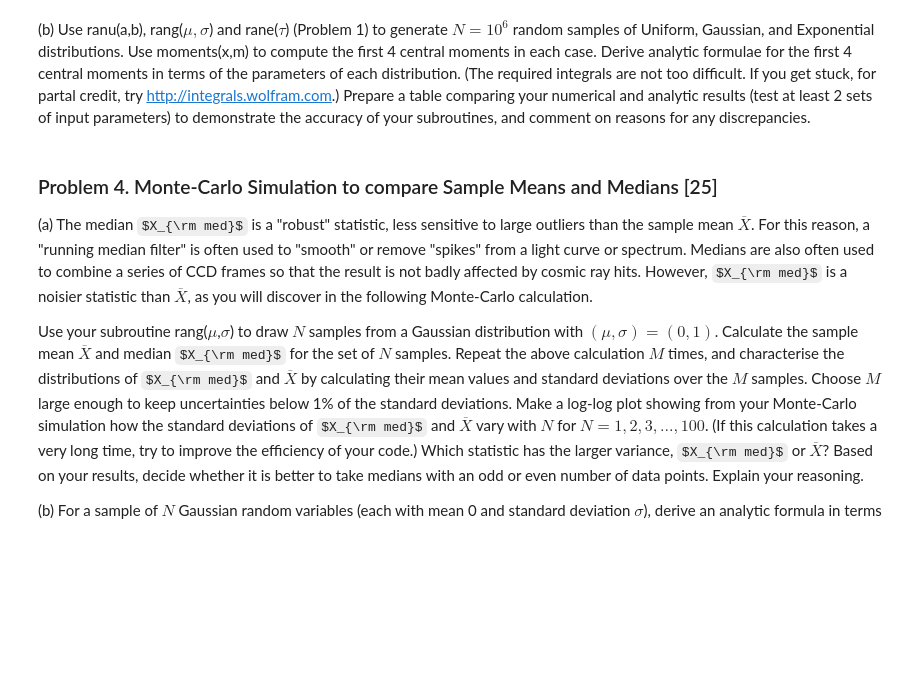
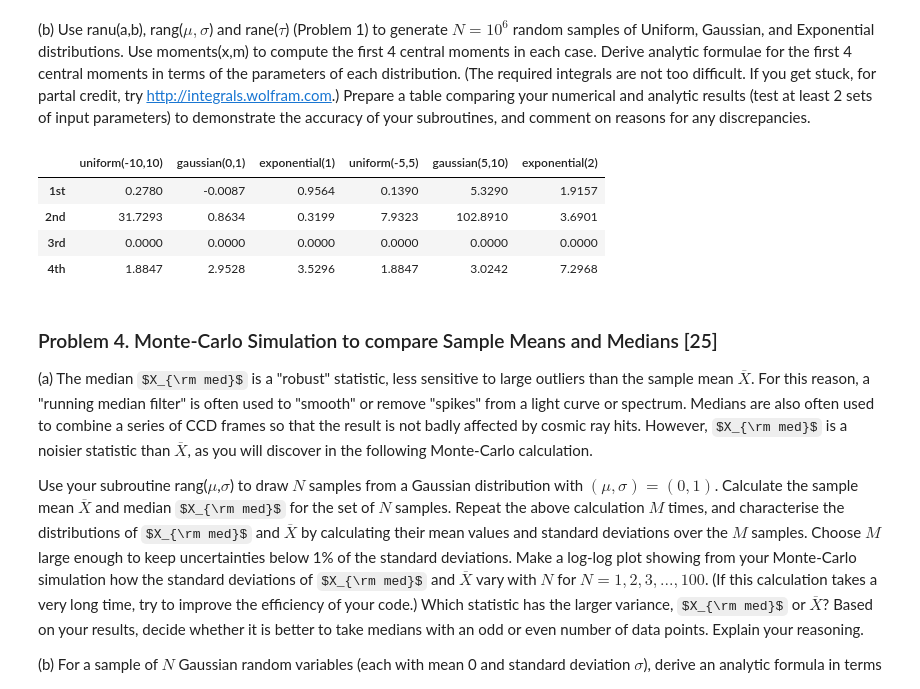
Before and after one commit to alphalyncis/adaa, a Jupyter notebook: hw1/hw1.ipynb, the cells around one changed output. Cells and saved outputs as stored; diff of their text form; code cells hidden in the pictures; some formulas as TeX source; blank space fills up the shorter version.

```diff
--- a/hw1/hw1.ipynb
+++ b/hw1/hw1.ipynb
@@ -8,6 +8,8 @@
 # Populate namespace with numerical python function library and matplotlib plotting library.
 import numpy as np
 import matplotlib.pyplot as plt
+import pandas as pd
+pd.set_option('display.float_format',  '{:.4f}'.format)
 # %% [markdown]
 # Problem 1. Histogram and Cumulative Distributions of Random Variables [25]
 
@@ -34,20 +36,11 @@ def ranu(a, b, iseed):
     nextseed = int(norm_ranu * 1000000)
     return res, nextseed
 
-def draw_ranu_sample(size):
-    """
-    Return a sample of required size drawn using ranu.
-
-    Args:
-        size (int): required sample size
-
-    Returns:
-        sample (1darray[float]): an array of random uniform numbers
-    """
+def draw_ranu_sample(lower, upper, size):
     seed = 10000
     sample = np.zeros(size)
     for n in range(size):
-        sample[n], seed = ranu(-10, 10, seed)
+        sample[n], seed = ranu(lower, upper, seed)
     return sample
 # %% [markdown]
 Note: This should be very easy because you can use the numpy random number generator, e.g.
@@ -316,6 +323,37 @@ def moments(x, m):
 # %% [markdown]
 (b) Use ranu(a,b), rang($\mu,\sigma$) and rane($\tau$) (Problem 1) to generate $N=10^6$ random samples of Uniform, Gaussian, and Exponential distributions. Use moments(x,m) to compute the first 4 central moments in each case. Derive analytic formulae for the first 4 central moments in terms of the parameters of each distribution. (The required integrals are not too difficult. If you get stuck, for partal credit, try http://integrals.wolfram.com.)
 Prepare a table comparing your numerical and analytic results (test at least 2 sets of input parameters) to demonstrate the accuracy of your subroutines, and comment on reasons for any discrepancies.
+# %%
+# first set of parameters
+size = 1000000
+uniform_sample = draw_ranu_sample(-10, 10, size)
+gaussian_sample = draw_rang_sample(0, 1, size)
+exponential_sample = draw_rane_sample(1, size)
+
+sample_moments = {
+    "uniform(-10,10)": moments(uniform_sample, 4),
+    "gaussian(0,1)": moments(gaussian_sample, 4),
+    "exponential(1)": moments(exponential_sample, 4)
+}
+
+# second set of parameters
+size = 1000000
+uniform_sample = draw_ranu_sample(-5, 5, size)
+gaussian_sample = draw_rang_sample(5, 10, size)
+exponential_sample = draw_rane_sample(2, size)
+
+sample_moments["uniform(-5,5)"] = moments(uniform_sample, 4)
+sample_moments["gaussian(5,10)"] = moments(gaussian_sample, 4)
+sample_moments["exponential(2)"] = moments(exponential_sample, 4)
+
+df = pd.DataFrame(sample_moments, index=["1st", "2nd", "3rd", "4th"])
+display(df)
+# %% [output]
+|  | uniform(-10,10) | gaussian(0,1) | exponential(1) | uniform(-5,5) | gaussian(5,10) | exponential(2) |
+| 1st | 0.2780 | -0.0087 | 0.9564 | 0.1390 | 5.3290 | 1.9157 |
+| 2nd | 31.7293 | 0.8634 | 0.3199 | 7.9323 | 102.8910 | 3.6901 |
+| 3rd | 0.0000 | 0.0000 | 0.0000 | 0.0000 | 0.0000 | 0.0000 |
+| 4th | 1.8847 | 2.9528 | 3.5296 | 1.8847 | 3.0242 | 7.2968 |
 # %% [markdown]
 ### Problem 4. Monte-Carlo Simulation to compare Sample Means and Medians [25]
 
```
Also changed, not shown: parts of 4 cells of this notebook.
